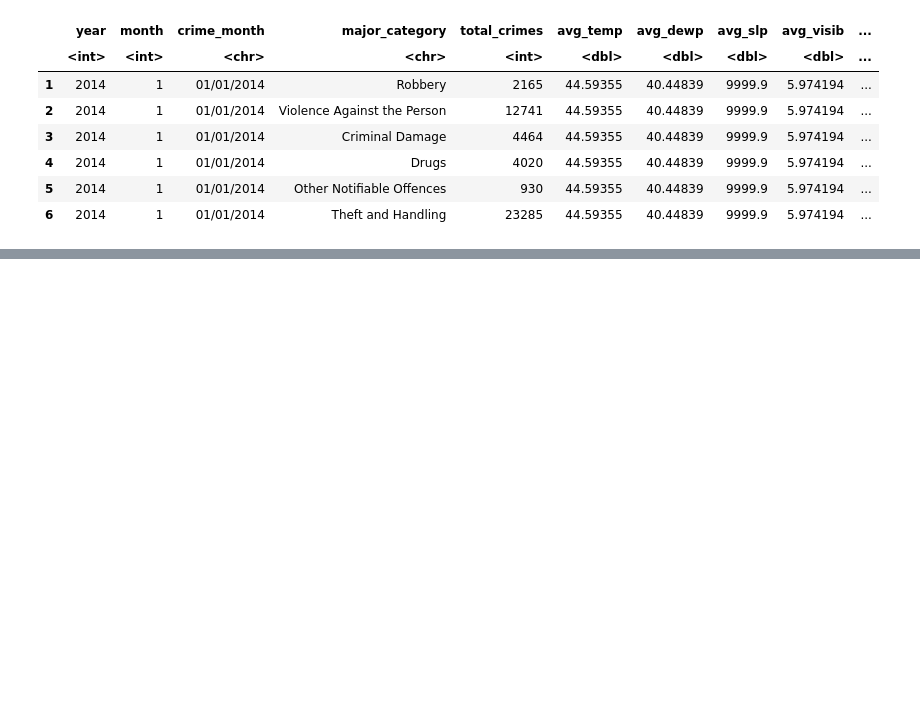
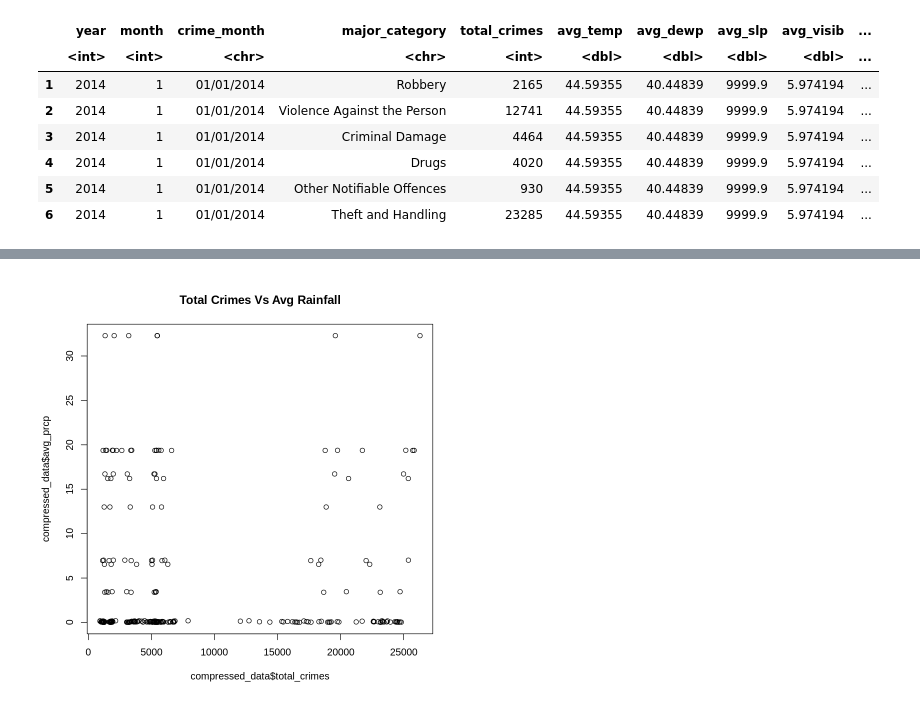
Before and after one commit to bcroman/21006366_DA_Assessment, a Jupyter notebook: Analytics_R_Crime_Weather.ipynb, the cells around one changed output, grey strips where cells are left out. Saved outputs shown, nothing was run; the diff lists cells and outputs as text; code cells hidden in the pictures; blank space fills up the shorter version.

```diff
--- a/Analytics_R_Crime_Weather.ipynb
+++ b/Analytics_R_Crime_Weather.ipynb
@@ -36,0 +67,4 @@ A data.frame: 6 × 17
+# %%
+plot(compressed_data$total_crimes, compressed_data$avg_prcp, main = "Total Crimes Vs Avg Rainfall")
+# %% [output]
+[figure, added]
```
Also changed, not shown: parts of 5 cells of this notebook.
